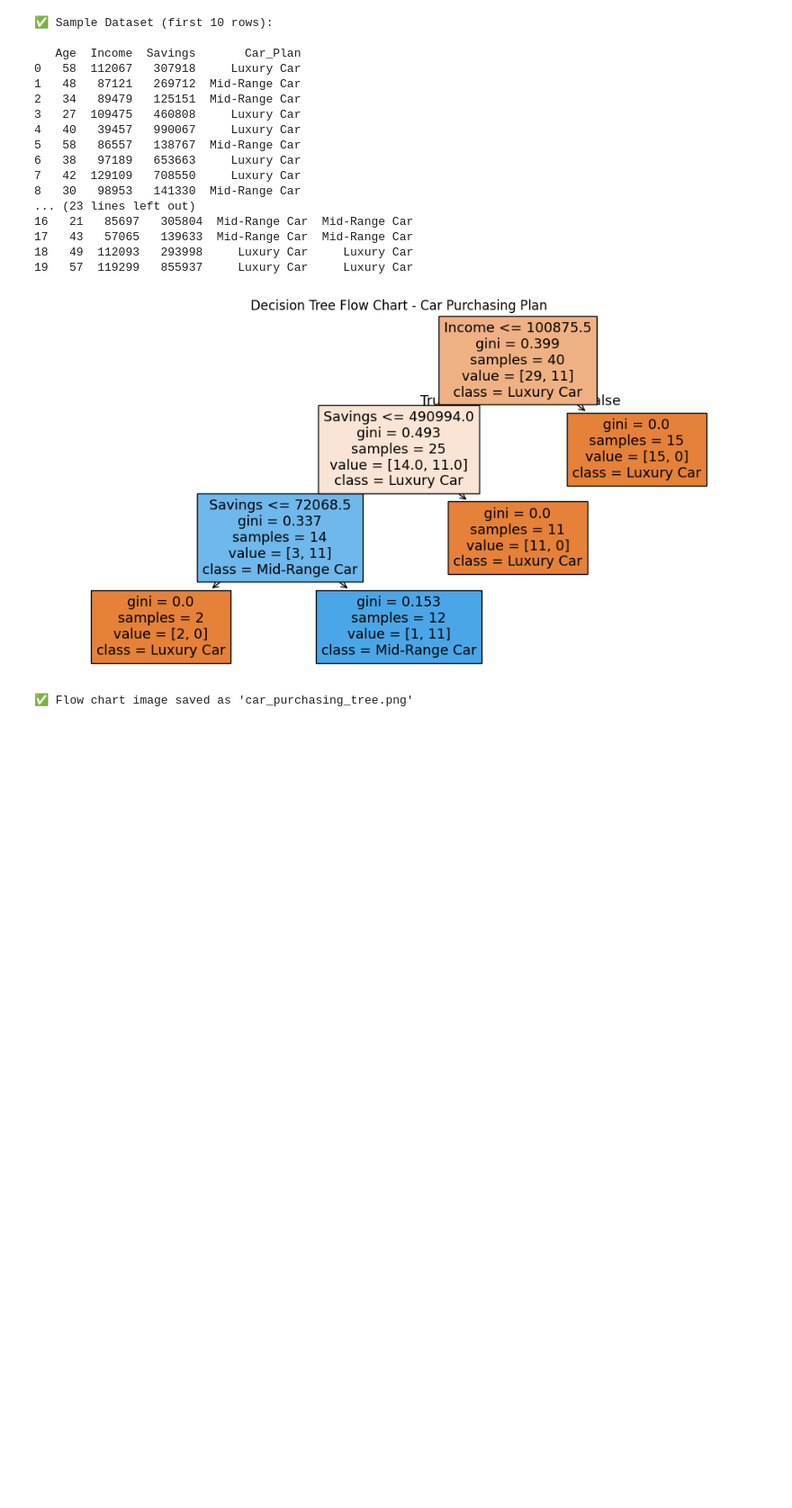
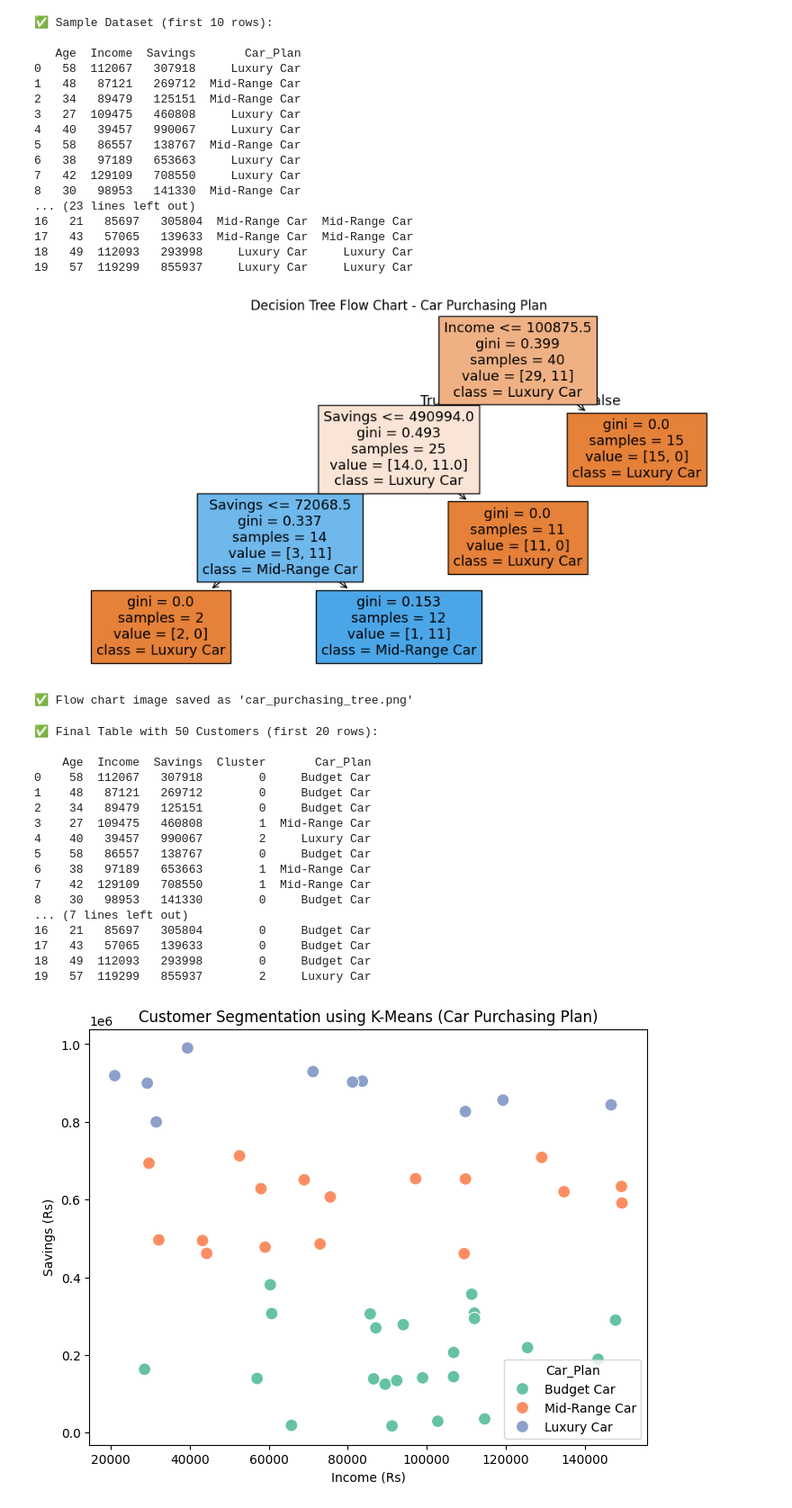
Before and after one commit to vsanjay2658-lang/SLEEP-QUALITY-PREDICITION, a Jupyter notebook: christo_ajay_car.ipynb, the cells around one changed output. Shown: that part at 90% size. Saved outputs shown, nothing was run; the diff lists cells and outputs as text; code cells hidden in the pictures; blank space fills up the shorter version.

```diff
--- a/christo_ajay_car.ipynb
+++ b/christo_ajay_car.ipynb
@@ -182,3 +182,77 @@ print("\n✅ Flow chart image saved as 'car_purchasing_tree.png'")
 19   57  119299   855937     Luxury Car     Luxury Car
 [figure]
 ✅ Flow chart image saved as 'car_purchasing_tree.png'
+# %%
+# 🚗 Car Purchasing Plan using K-Means Clustering
+
+import pandas as pd
+import numpy as np
+from sklearn.cluster import KMeans
+import matplotlib.pyplot as plt
+import seaborn as sns
+
+# -----------------------------
+# Step 1: Generate 50 Sample Dataset
+# -----------------------------
+np.random.seed(42)
+n_samples = 50
+
+data = {
+    "Age": np.random.randint(20, 60, n_samples),
+    "Income": np.random.randint(20000, 150000, n_samples),   # Annual income (Rs)
+    "Savings": np.random.randint(5000, 1000000, n_samples), # Total savings (Rs)
+}
+
+df = pd.DataFrame(data)
+
+# -----------------------------
+# Step 2: Apply K-Means Clustering
+# -----------------------------
+kmeans = KMeans(n_clusters=3, random_state=42, n_init=10)
+df["Cluster"] = kmeans.fit_predict(df[["Age", "Income", "Savings"]])
+
+# -----------------------------
+# Step 3: Map Clusters to Car Plan Labels
+# -----------------------------
+# Assign cluster labels manually (you can adjust based on dataset)
+cluster_labels = {
+    0: "Budget Car",
+    1: "Mid-Range Car",
+    2: "Luxury Car"
+}
+df["Car_Plan"] = df["Cluster"].map(cluster_labels)
+
+# -----------------------------
+# Step 4: Show Results in Table
+# -----------------------------
+print("✅ Final Table with 50 Customers (first 20 rows):\n")
+print(df.head(20))
+
+# -----------------------------
+# Step 5: Visualize Clusters
+# -----------------------------
+plt.figure(figsize=(8,6))
+sns.scatterplot(x="Income", y="Savings", hue="Car_Plan", data=df, palette="Set2", s=100)
+plt.title("Customer Segmentation using K-Means (Car Purchasing Plan)")
+plt.xlabel("Income (Rs)")
+plt.ylabel("Savings (Rs)")
+plt.show()
+# %% [output]
+✅ Final Table with 50 Customers (first 20 rows):
+
+    Age  Income  Savings  Cluster       Car_Plan
+0    58  112067   307918        0     Budget Car
+1    48   87121   269712        0     Budget Car
+2    34   89479   125151        0     Budget Car
+3    27  109475   460808        1  Mid-Range Car
+4    40   39457   990067        2     Luxury Car
+5    58   86557   138767        0     Budget Car
+6    38   97189   653663        1  Mid-Range Car
+7    42  129109   708550        1  Mid-Range Car
+8    30   98953   141330        0     Budget Car
+... (7 lines left out)
+16   21   85697   305804        0     Budget Car
+17   43   57065   139633        0     Budget Car
+18   49  112093   293998        0     Budget Car
+19   57  119299   855937        2     Luxury Car
+[figure, added]
```
Also changed, not shown: parts of 4 cells of this notebook.
